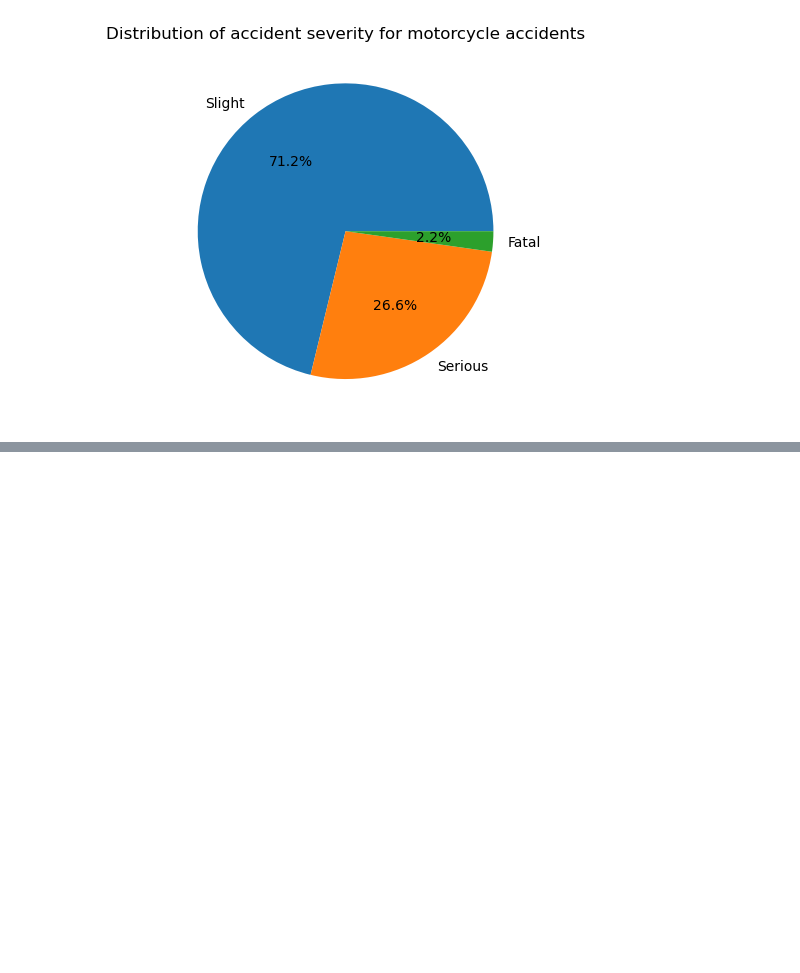
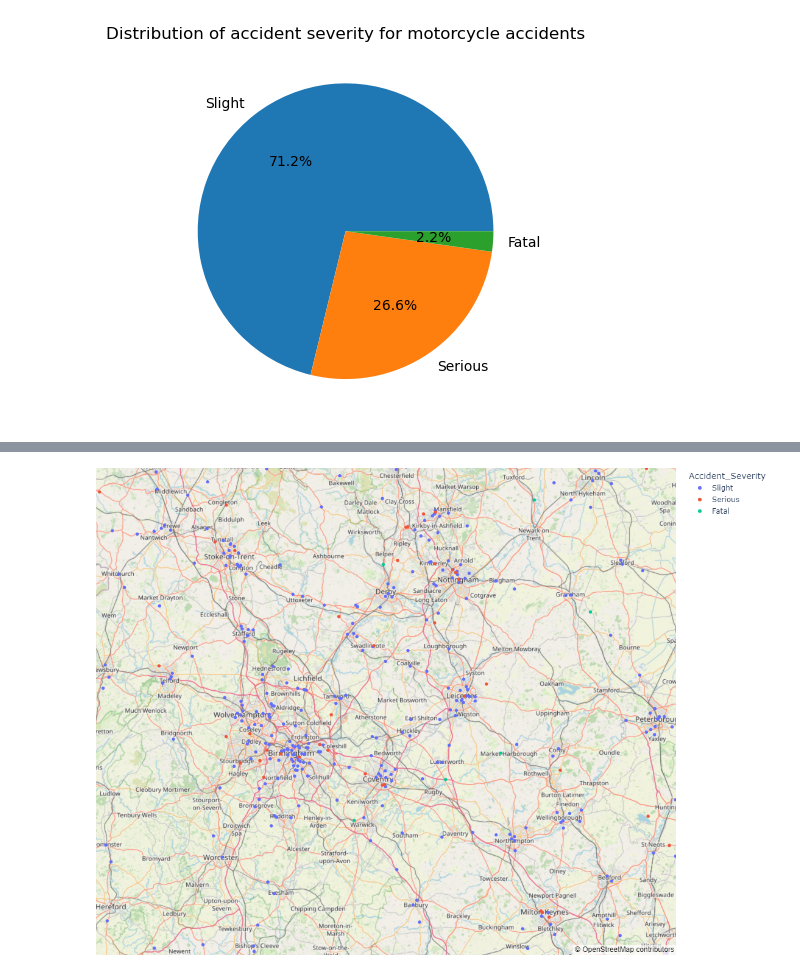
Before and after one commit to stachu123/car-accidents-pyspark, a Jupyter notebook: Car_accidents.ipynb, the cells around one changed output, grey strips where cells are left out. Saved outputs shown, nothing was run; the diff lists cells and outputs as text; code cells hidden in the pictures; blank space fills up the shorter version.

```diff
--- a/Car_accidents.ipynb
+++ b/Car_accidents.ipynb
@@ -343,0 +462,12 @@ ax.pie(sizes, labels=labels, autopct='%1.1f%%')
+# %%
+import plotly.express as px
+import pandas as pd
+
+#Selecting needed columns
+df_geo = weather_acc.select(['Accident_Index', 'Longitude', 'Latitude', 'Accident_Severity'])
+
+# creating random sample (for computational reasons )
+random_df_geo = df_geo.repartition(1).sortWithinPartitions(rand())
+random_df_geo = random_df_geo.limit(2000)
+
+random_df_geo.select('Latitude').show()
@@ -343,0 +492,29 @@ ax.pie(sizes, labels=labels, autopct='%1.1f%%')
+# %%
+random_df_geo = random_df_geo.toPandas()
+random_df_geo.replace('NA', pd.NA, inplace=True)
+random_df_geo = random_df_geo.dropna(subset=['Latitude'])
+random_df_geo = random_df_geo.dropna(subset=['Longitude'])
+# %%
+
+# Map categorical values to numerical values
+severity_mapping = {'Low': 1, 'Medium': 2, 'High': 3}  # Example mapping, adjust as needed
+random_df_geo['Accident_Severity_Numeric'] = random_df_geo['Accident_Severity'].map(severity_mapping)
+
+random_df_geo['Latitude'] = random_df_geo['Latitude'].astype(float)
+random_df_geo['Longitude'] = random_df_geo['Longitude'].astype(float)
+# %%
+fig = px.scatter_mapbox(random_df_geo,
+                        lat="Latitude",
+                        lon="Longitude",
+                        hover_name="Accident_Index",
+                        hover_data=["Accident_Index", "Accident_Severity"],
+                        color="Accident_Severity",
+                        zoom=8,
+                        height=800,
+                        width=800)
+
+fig.update_layout(mapbox_style="open-street-map")
+fig.update_layout(margin={"r":0,"t":0,"l":0,"b":0})
+fig.show()
+# %% [output]
+[figure, added]
```
Also changed, not shown: parts of 11 cells of this notebook.
